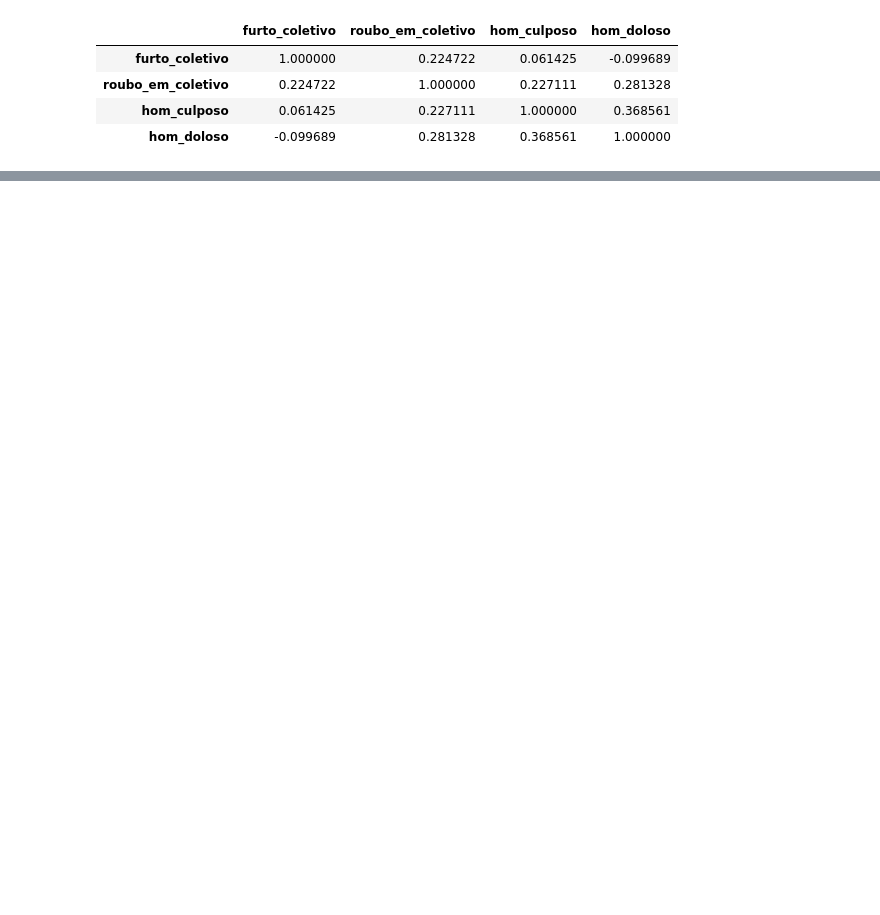
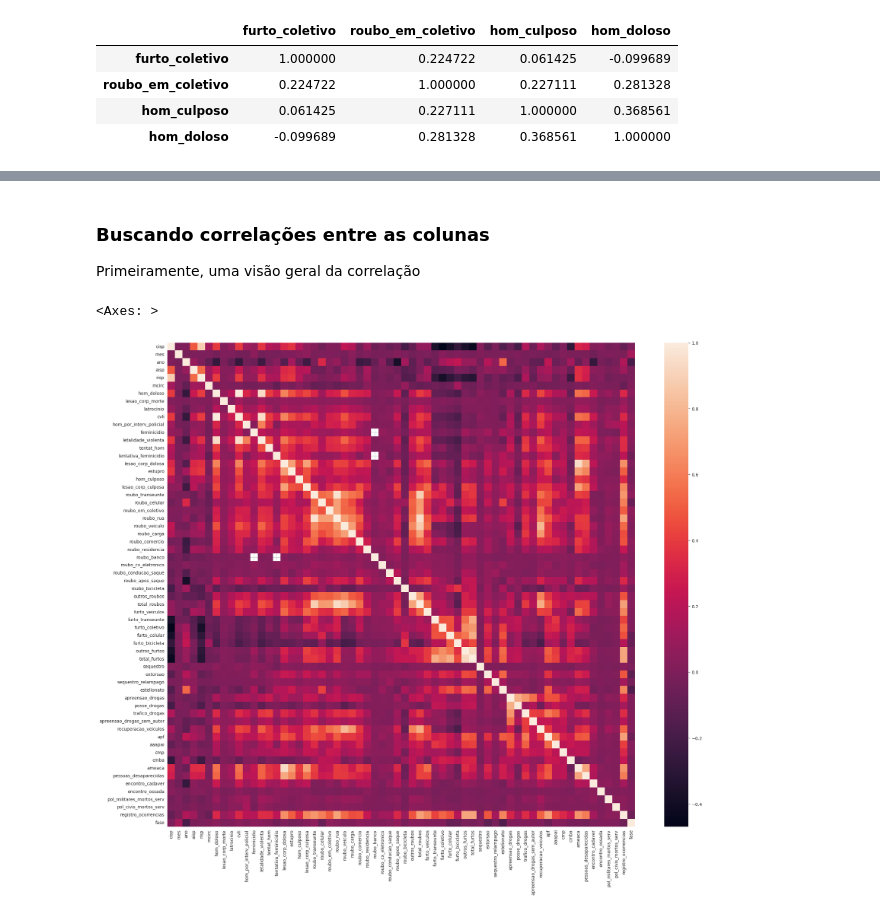
Before and after one commit to UFRJ-Analytica/PS-2026.1, a Jupyter notebook: notebooks/analiseexploratoria.ipynb, the cells around one changed output, grey strips where cells are left out. Drawn from its saved outputs; the diff is of its cells as text; code cells hidden in the pictures; blank space fills up the shorter version.

```diff
--- a/notebooks/analiseexploratoria.ipynb
+++ b/notebooks/analiseexploratoria.ipynb
@@ -132,0 +155,11 @@ sns.barplot(data=df, x="ano", y="total_roubos", hue="risp", estimator="sum", pal
+# %% [markdown]
+### Buscando correlações entre as colunas
+Primeiramente, uma visão geral da correlação
+# %%
+dfnumerical = df.select_dtypes(include=np.number)
+
+plt.figure(figsize=(24,20))
+sns.heatmap(dfnumerical.corr())
+# %% [output]
+<Axes: >
+[figure, added]
```
Also changed, not shown: parts of 11 cells of this notebook.
